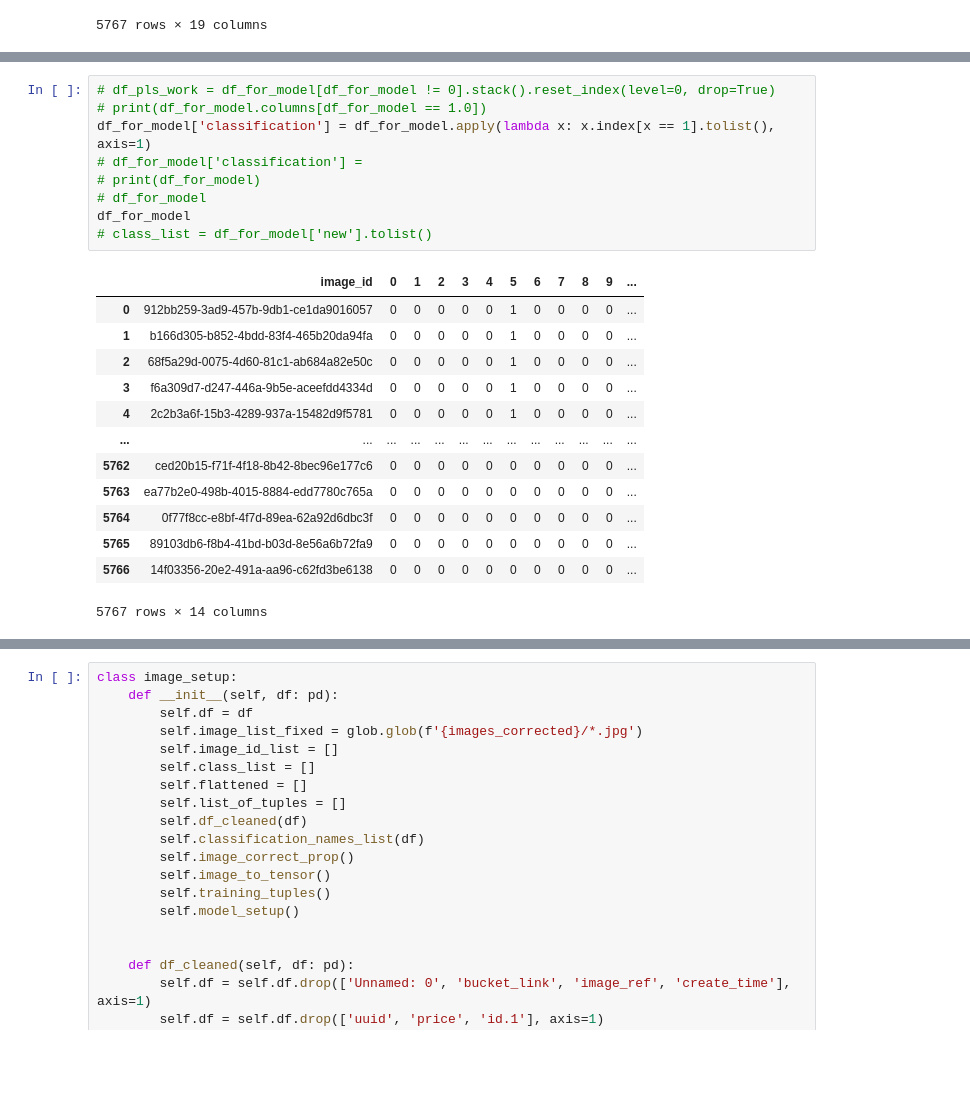
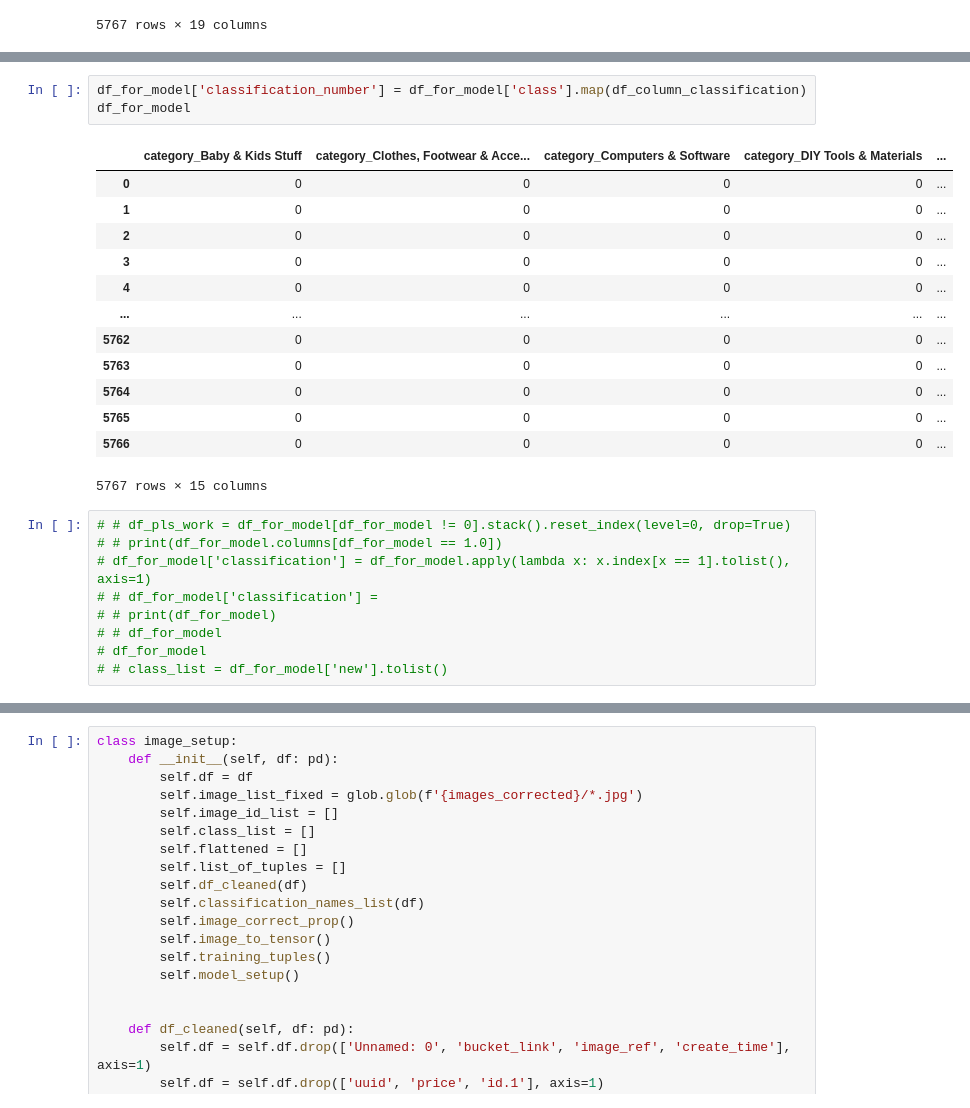
Before and after one commit to SaintpatrickII/facebook_ml, a Jupyter notebook: image_model_final.ipynb, the cells around one changed output, grey strips where cells are left out. Drawn from its saved outputs; the diff is of its cells as text; blank space fills up the shorter version.

```diff
--- a/image_model_final.ipynb
+++ b/image_model_final.ipynb
@@ -99,23 +145,26 @@ KeyError: "['image_id'] not in index"
+# %%
+df_for_model['classification_number'] = df_for_model['class'].map(df_column_classification)
+df_for_model
+# %% [output]
+|  | category_Baby & Kids Stuff | category_Clothes, Footwear & Acce... | category_Computers & Software | category_DIY Tools & Materials | ... |
+| 0 | 0 | 0 | 0 | 0 | ... |
+| 1 | 0 | 0 | 0 | 0 | ... |
+| 2 | 0 | 0 | 0 | 0 | ... |
+| 3 | 0 | 0 | 0 | 0 | ... |
+| 4 | 0 | 0 | 0 | 0 | ... |
+| ... | ... | ... | ... | ... | ... |
+| 5762 | 0 | 0 | 0 | 0 | ... |
+| 5763 | 0 | 0 | 0 | 0 | ... |
+| 5764 | 0 | 0 | 0 | 0 | ... |
+| 5765 | 0 | 0 | 0 | 0 | ... |
+| 5766 | 0 | 0 | 0 | 0 | ... |
+5767 rows × 15 columns
 # %%
-# df_pls_work = df_for_model[df_for_model != 0].stack().reset_index(level=0, drop=True)
-# print(df_for_model.columns[df_for_model == 1.0])
-df_for_model['classification'] = df_for_model.apply(lambda x: x.index[x == 1].tolist(), axis=1)
-# df_for_model['classification'] =
-# print(df_for_model)
+# # df_pls_work = df_for_model[df_for_model != 0].stack().reset_index(level=0, drop=True)
+# # print(df_for_model.columns[df_for_model == 1.0])
+# df_for_model['classification'] = df_for_model.apply(lambda x: x.index[x == 1].tolist(), axis=1)
+# # df_for_model['classification'] =
+# # print(df_for_model)
+# # df_for_model
 # df_for_model
-df_for_model
-# class_list = df_for_model['new'].tolist()
+# # class_list = df_for_model['new'].tolist()
-# %% [output]
-|  | image_id | 0 | 1 | 2 | 3 | 4 | 5 | 6 | 7 | 8 | 9 | ... |
-| 0 | 912bb259-3ad9-457b-9db1-ce1da9016057 | 0 | 0 | 0 | 0 | 0 | 1 | 0 | 0 | 0 | 0 | ... |
-| 1 | b166d305-b852-4bdd-83f4-465b20da94fa | 0 | 0 | 0 | 0 | 0 | 1 | 0 | 0 | 0 | 0 | ... |
-| 2 | 68f5a29d-0075-4d60-81c1-ab684a82e50c | 0 | 0 | 0 | 0 | 0 | 1 | 0 | 0 | 0 | 0 | ... |
-| 3 | f6a309d7-d247-446a-9b5e-aceefdd4334d | 0 | 0 | 0 | 0 | 0 | 1 | 0 | 0 | 0 | 0 | ... |
-| 4 | 2c2b3a6f-15b3-4289-937a-15482d9f5781 | 0 | 0 | 0 | 0 | 0 | 1 | 0 | 0 | 0 | 0 | ... |
-| ... | ... | ... | ... | ... | ... | ... | ... | ... | ... | ... | ... | ... |
-| 5762 | ced20b15-f71f-4f18-8b42-8bec96e177c6 | 0 | 0 | 0 | 0 | 0 | 0 | 0 | 0 | 0 | 0 | ... |
-| 5763 | ea77b2e0-498b-4015-8884-edd7780c765a | 0 | 0 | 0 | 0 | 0 | 0 | 0 | 0 | 0 | 0 | ... |
-| 5764 | 0f77f8cc-e8bf-4f7d-89ea-62a92d6dbc3f | 0 | 0 | 0 | 0 | 0 | 0 | 0 | 0 | 0 | 0 | ... |
-| 5765 | 89103db6-f8b4-41bd-b03d-8e56a6b72fa9 | 0 | 0 | 0 | 0 | 0 | 0 | 0 | 0 | 0 | 0 | ... |
-| 5766 | 14f03356-20e2-491a-aa96-c62fd3be6138 | 0 | 0 | 0 | 0 | 0 | 0 | 0 | 0 | 0 | 0 | ... |
-5767 rows × 14 columns
```
Also changed, not shown: parts of 17 cells of this notebook.
